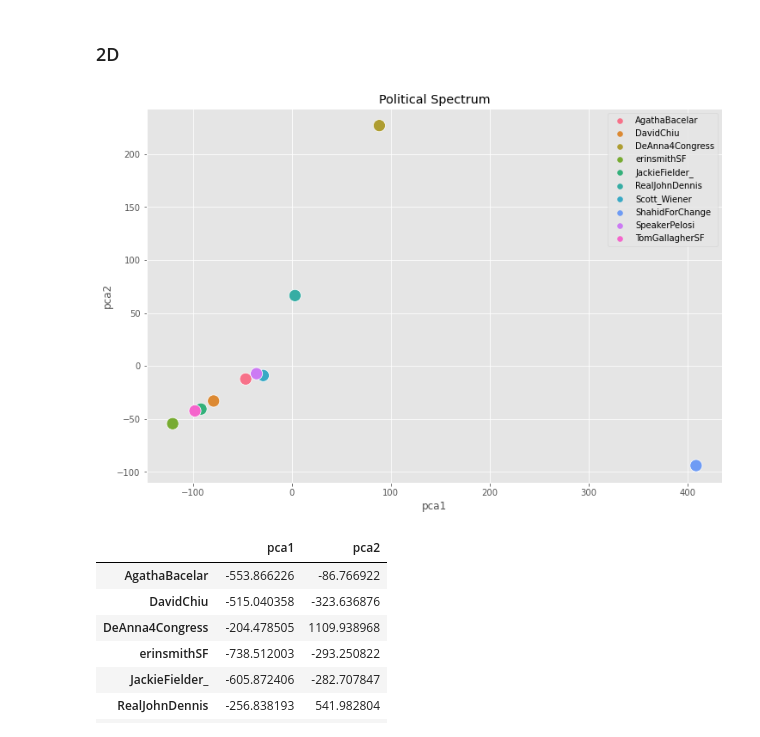
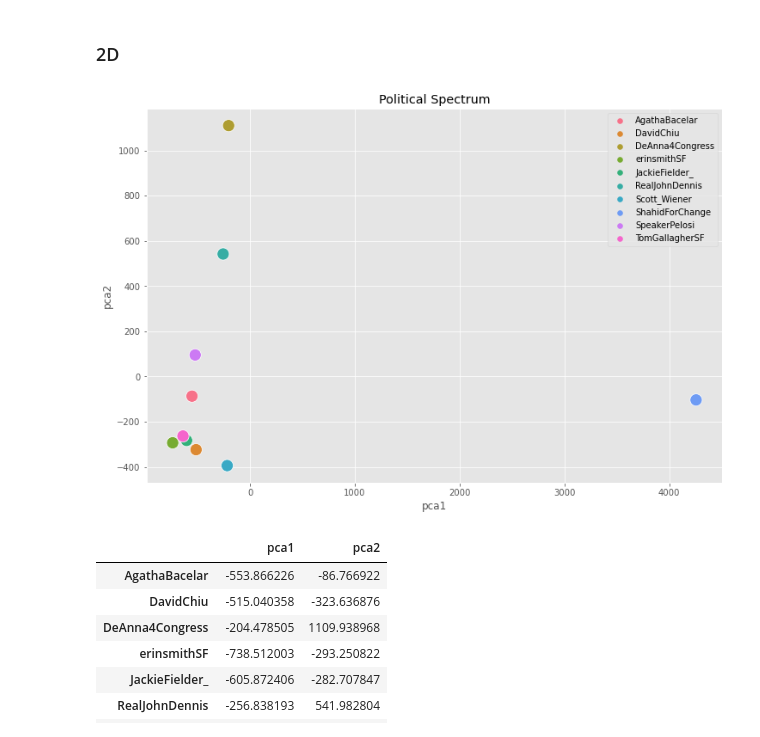
Before and after one commit to samirthanedar/Recommending-Local-Politicians, a Jupyter notebook: project_5_politician_groups-w_sentiment_analysis.ipynb, the cells around one changed output. Cells and saved outputs as stored; diff of their text form; code cells hidden in the pictures.

```diff
--- a/project_5_politician_groups-w_sentiment_analysis.ipynb
+++ b/project_5_politician_groups-w_sentiment_analysis.ipynb
@@ -52,7 +55,7 @@ sf_df[mask_13th & mask_14th & mask_19th]
 # %% [markdown]
 Ok the plan is to scrape the twitter feeds for all of these people and then perform NLP on the resulting data. First let's test the NLP pipeline with Nancy Pelosi's tweets
 # %%
-pelosi_tweets = pd.read_csv('SpeakerPelosi_03_2019_to_03_2020.csv')
+pelosi_tweets = pd.read_csv('data/SpeakerPelosi_03_2019_to_03_2020.csv')
 # %% [markdown]
 # Preprocessing pipeline
 # %%
@@ -181,11 +184,11 @@ def create_sentiment_vectors(list_of_tweets,handle,word=None):
 
     return final
 # %%
-def get_politician_vectors(twitter_handle,top_words=False,top_words_amount=50,neu=False,neg=False,pos=False,compound=False):
+def get_politician_vectors(twitter_handle,top_words=True,top_words_amount=200):
     """
     Purpose: Take politician tweets from last year and turn it vector of words
     Arguments: Twitter handle in string
-    Returns: Dataframe with vector
+    Returns: Dataframe with vector and number of tweets
     """
 
     #adding custom stop words for this use case
@@ -202,15 +205,12 @@ def get_politician_vectors(twitter_handle,top_words=False,top_words_amount=50,ne
     result = text_clean(df)
     number_of_tweets = len(result)
 
-    #this is commented out because no
-    #sentiment = create_sentiment_vectors(result,twitter_handle)
-
     #create the document-term matrix
     tfidf = TfidfVectorizer(stop_words=custom_stop_words,ngram_range=(1,3), min_df = 5, max_df=.9, binary=True)
     doc_word = tfidf.fit_transform(result)
     doc_word_df = pd.DataFrame(doc_word.toarray(),index=df.text.drop_duplicates(),columns=tfidf.get_feature_names())
 
-    #sum up all columns
+    #sum up all columns to get a politican-term vector
     data = np.zeros((1,len(doc_word_df.columns)))
     for i,column in enumerate(doc_word_df.columns):
         data[0,i] = doc_word_df[column].sum()
@@ -218,7 +218,7 @@ def get_politician_vectors(twitter_handle,top_words=False,top_words_amount=50,ne
     #put the sums into a new dataframe
     final = pd.DataFrame(data,index=[twitter_handle], columns=doc_word_df.columns)
 
-    #get sentiment for top words
+    #get sentiment for top words and add them to the dataframe
     if top_words == True:
         top_words = list(final.T.sort_values(by=twitter_handle,ascending=False).index[0:top_words_amount])
         for word in top_words:
@@ -231,13 +231,13 @@ def get_politician_vectors(twitter_handle,top_words=False,top_words_amount=50,ne
 
     return final,number_of_tweets
 # %%
-#using the above funciton in some code to organize all poltician vectors into one dataframe
+#using the above function in a for loop to organize all poltician vectors into one dataframe
 
 twitter_handles = ['AgathaBacelar', 'DavidChiu', 'DeAnna4Congress', 'erinsmithSF', 'JackieFielder_',
                   'RealJohnDennis', 'Scott_Wiener', 'ShahidForChange', 'SpeakerPelosi', 'TomGallagherSF']
 
 for i,handle in enumerate(twitter_handles):
-    df = get_politician_vectors(handle,top_words=True,top_words_amount=200)
+    df,num_tweets = get_politician_vectors(handle,top_words=True,top_words_amount=200)
     if i > 0:
         big_df = pd.concat([big_df, df], axis=0)
     else:
@@ -251,4 +271,4 @@ TypeError: cannot concatenate object of type '<class 'tuple'>'; only Series and
 # %% [markdown]
 # Visualizing the Vectors
 # %%
-tryit = big_df.fillna(0)
+big_df = big_df.fillna(0)
@@ -270,13 +290,13 @@ tryit
 # %% [markdown]
 ### 2D
 # %%
-reduced_data = PCA(n_components=2).fit_transform(tryit)
+reduced_data = PCA(n_components=2).fit_transform(big_df)
 results = pd.DataFrame(reduced_data,columns=['pca1','pca2'])
 
 plt.figure(figsize=(12,8))
-sns.scatterplot(x="pca1", y="pca2", s=200,hue=tryit.index, data=results)
+sns.scatterplot(x="pca1", y="pca2", s=200,hue=big_df.index, data=results)
 plt.title('Political Spectrum')
 plt.show()
 # %% [output]
-[figure, old version]
+[figure, new version]
 # %%
```
Also changed, not shown: parts of 27 cells of this notebook, 2 other files.
